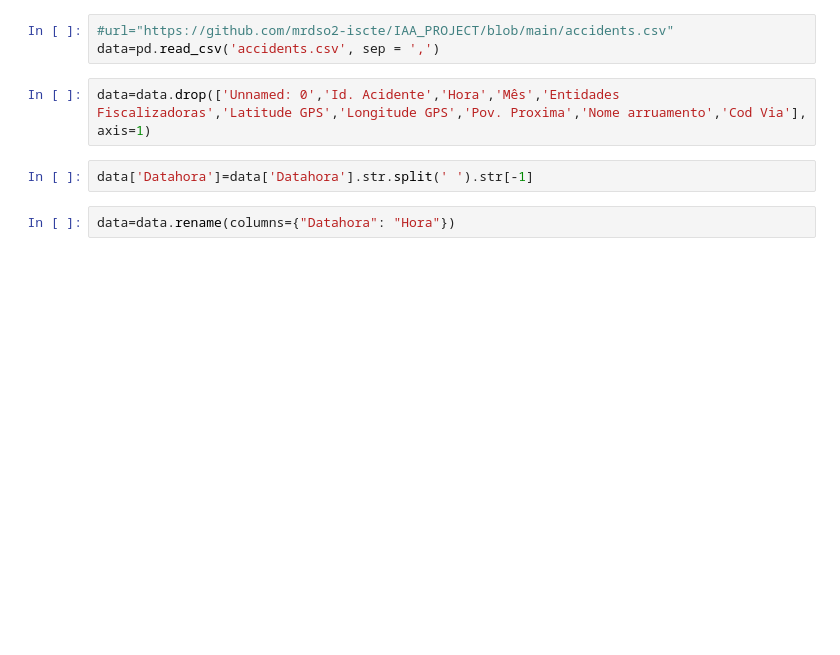
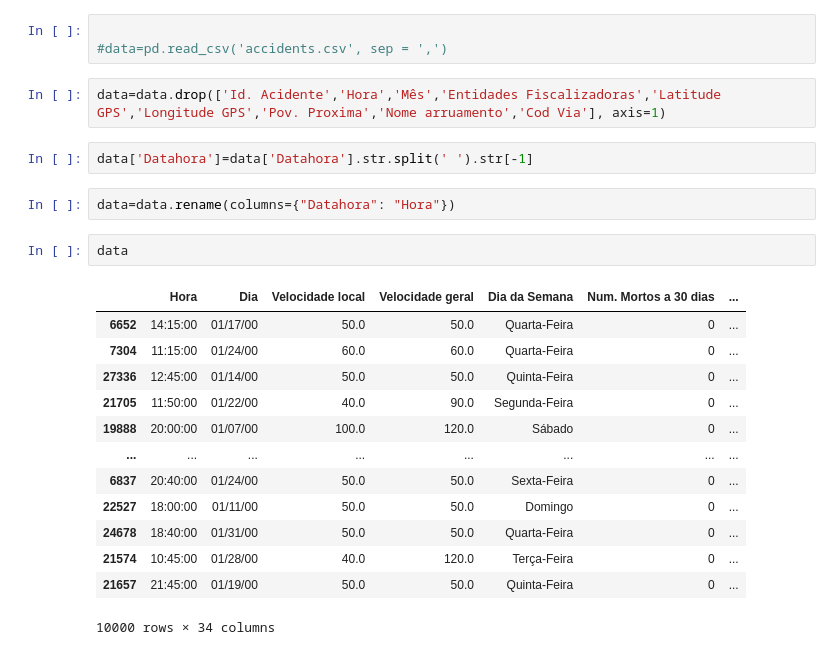
Before and after one commit to mrdso2-iscte/IAA_PROJECT, a Jupyter notebook: IAA.ipynb, the cells around one changed output. Saved outputs shown, nothing was run; the diff lists cells and outputs as text; blank space fills up the shorter version.

```diff
--- a/IAA.ipynb
+++ b/IAA.ipynb
@@ -158,9 +188,25 @@ ax = df.plot.bar(x='Feridos', y='N Feridos/Mortos', rot=0)
 # %%
-#url="https://github.com/mrdso2-iscte/IAA_PROJECT/blob/main/accidents.csv"
-data=pd.read_csv('accidents.csv', sep = ',')
+
+#data=pd.read_csv('accidents.csv', sep = ',')
 # %%
-data=data.drop(['Unnamed: 0','Id. Acidente','Hora','Mês','Entidades Fiscalizadoras','Latitude GPS','Longitude GPS','Pov. Proxima','Nome arruamento','Cod Via'], axis=1)
+data=data.drop(['Id. Acidente','Hora','Mês','Entidades Fiscalizadoras','Latitude GPS','Longitude GPS','Pov. Proxima','Nome arruamento','Cod Via'], axis=1)
 # %%
 data['Datahora']=data['Datahora'].str.split(' ').str[-1]
 # %%
 data=data.rename(columns={"Datahora": "Hora"})
+# %%
+data
+# %% [output]
+|  | Hora | Dia | Velocidade local | Velocidade geral | Dia da Semana | Num. Mortos a 30 dias | ... |
+| 6652 | 14:15:00 | 01/17/00 | 50.0 | 50.0 | Quarta-Feira | 0 | ... |
+| 7304 | 11:15:00 | 01/24/00 | 60.0 | 60.0 | Quarta-Feira | 0 | ... |
+| 27336 | 12:45:00 | 01/14/00 | 50.0 | 50.0 | Quinta-Feira | 0 | ... |
+| 21705 | 11:50:00 | 01/22/00 | 40.0 | 90.0 | Segunda-Feira | 0 | ... |
+| 19888 | 20:00:00 | 01/07/00 | 100.0 | 120.0 | Sábado | 0 | ... |
+| ... | ... | ... | ... | ... | ... | ... | ... |
+| 6837 | 20:40:00 | 01/24/00 | 50.0 | 50.0 | Sexta-Feira | 0 | ... |
+| 22527 | 18:00:00 | 01/11/00 | 50.0 | 50.0 | Domingo | 0 | ... |
+| 24678 | 18:40:00 | 01/31/00 | 50.0 | 50.0 | Quarta-Feira | 0 | ... |
+| 21574 | 10:45:00 | 01/28/00 | 40.0 | 120.0 | Terça-Feira | 0 | ... |
+| 21657 | 21:45:00 | 01/19/00 | 50.0 | 50.0 | Quinta-Feira | 0 | ... |
+10000 rows × 34 columns
```
Also changed, not shown: parts of 6 cells of this notebook.
